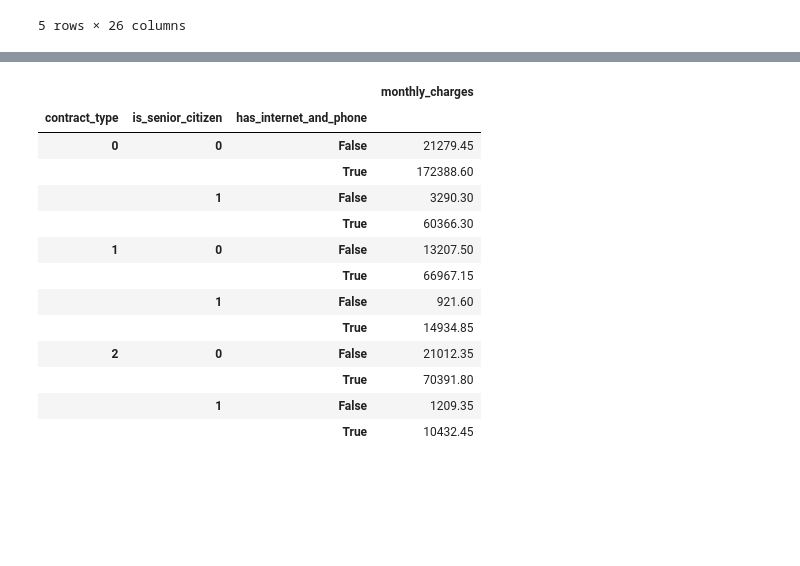
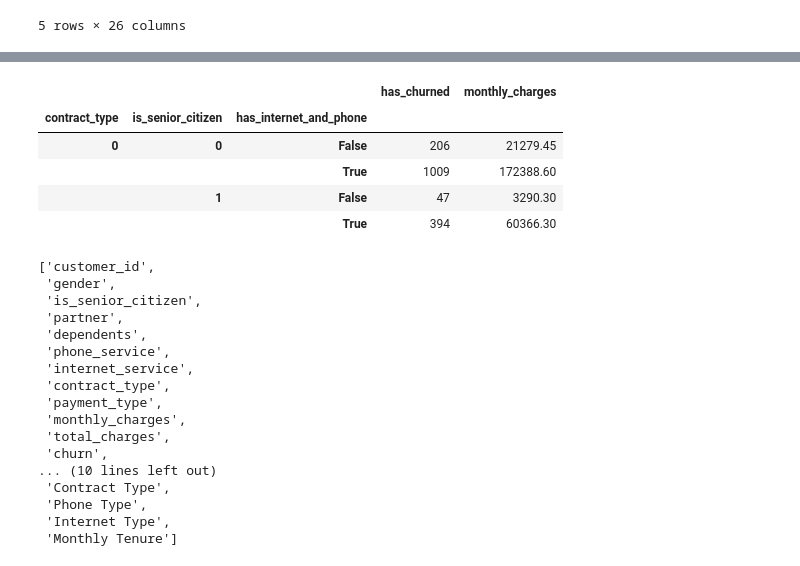
Before and after one commit to Ken-Alviola/numpy-pandas-visualization-exercises, a Jupyter notebook: churn_exploration.ipynb, the cells around one changed output, grey strips where cells are left out. Saved outputs shown, nothing was run; the diff lists cells and outputs as text; code cells hidden in the pictures; blank space fills up the shorter version.

```diff
--- a/churn_exploration.ipynb
+++ b/churn_exploration.ipynb
@@ -47,17 +17,57 @@ test.describe()
+# %%
+churn.columns = ['customer_id',
+ 'gender',
+ 'is_senior_citizen',
+ 'partner',
+ 'dependents',
+ 'phone_service',
+ 'internet_service',
+ 'contract_type',
+ 'payment_type',
+ 'monthly_charges',
+ 'total_charges',
+ 'churn',
+ 'Tenure_month',
+ 'FALSE',
+ 'has_churned',
+ 'has_phone',
+ 'has_internet',
+ 'has_internet_and_phone',
+ 'partner_dependents',
+ 'Start_day',
+ 'Monthly_charges',
+ 'Validation',
+ 'Contract Type',
+ 'Phone Type',
+ 'Internet Type',
+ 'Monthly Tenure']
 # %%
-churn.groupby(["contract_type",'is_senior_citizen','has_internet_and_phone'])[['churn',"monthly_charges"]].sum()
+churn.groupby(["contract_type",'is_senior_citizen','has_internet_and_phone'])[['has_churned','monthly_charges']].sum().head(4)
+#looks like non seniors churn rate is higher
 # %% [output]
-|  |  |  | monthly_charges |
-| contract_type | is_senior_citizen | has_internet_and_phone |  |
-| 0 | 0 | False | 21279.45 |
-|  |  | True | 172388.60 |
-|  | 1 | False | 3290.30 |
-|  |  | True | 60366.30 |
-| 1 | 0 | False | 13207.50 |
-|  |  | True | 66967.15 |
-|  | 1 | False | 921.60 |
-|  |  | True | 14934.85 |
-| 2 | 0 | False | 21012.35 |
-|  |  | True | 70391.80 |
-|  | 1 | False | 1209.35 |
-|  |  | True | 10432.45 |
+|  |  |  | has_churned | monthly_charges |
+| contract_type | is_senior_citizen | has_internet_and_phone |  |  |
+| 0 | 0 | False | 206 | 21279.45 |
+|  |  | True | 1009 | 172388.60 |
+|  | 1 | False | 47 | 3290.30 |
+|  |  | True | 394 | 60366.30 |
+# %%
+churn.columns.tolist()
+# %% [output]
+['customer_id',
+ 'gender',
+ 'is_senior_citizen',
+ 'partner',
+ 'dependents',
+ 'phone_service',
+ 'internet_service',
+ 'contract_type',
+ 'payment_type',
+ 'monthly_charges',
+ 'total_charges',
+ 'churn',
+... (10 lines left out)
+ 'Contract Type',
+ 'Phone Type',
+ 'Internet Type',
+ 'Monthly Tenure']
```
Also changed, not shown: parts of 16 cells of this notebook, 1 other file.
